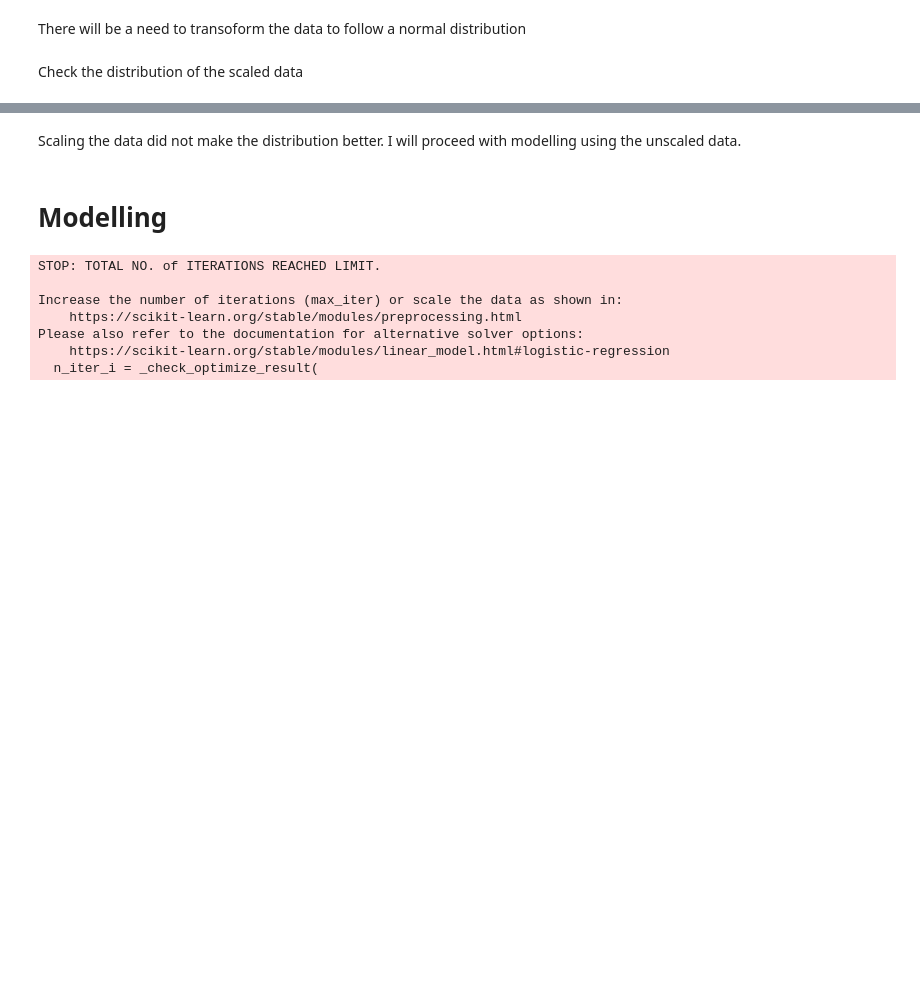
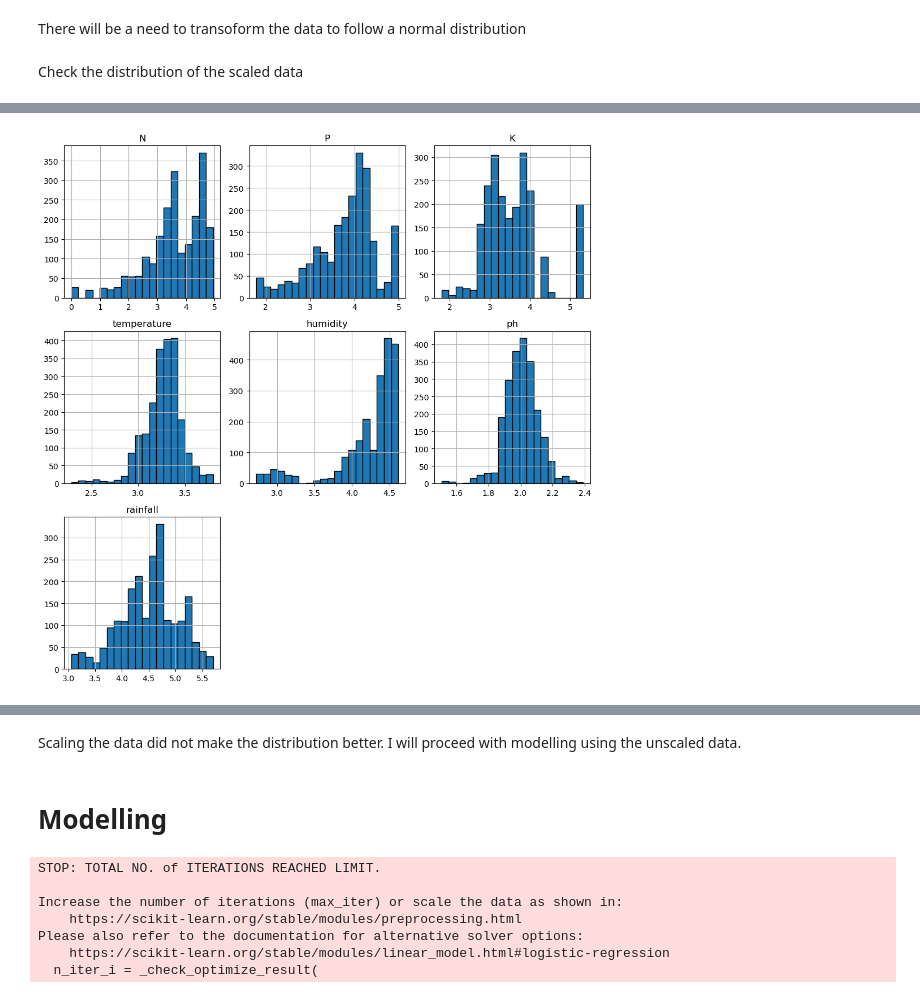
Before and after one commit to meshachaderele/crop-recommendation, a Jupyter notebook: notebooks/crop_recommendation.ipynb, the cells around one changed output, grey strips where cells are left out. Cells and saved outputs as stored; diff of their text form; code cells hidden in the pictures; blank space fills up the shorter version.

```diff
--- a/notebooks/crop_recommendation.ipynb
+++ b/notebooks/crop_recommendation.ipynb
@@ -198,3 +206,10 @@ plt.show()
+# %%
+df_log.hist(figsize=(10, 10), bins=20, edgecolor='black')
+plt.tight_layout()
+plt.title("Scaled With Log Transformation")
+plt.show()
+# %% [output]
+[figure, added]
 # %%
 cols = df_scaled.columns
 
```
Also changed, not shown: parts of 14 cells of this notebook.
